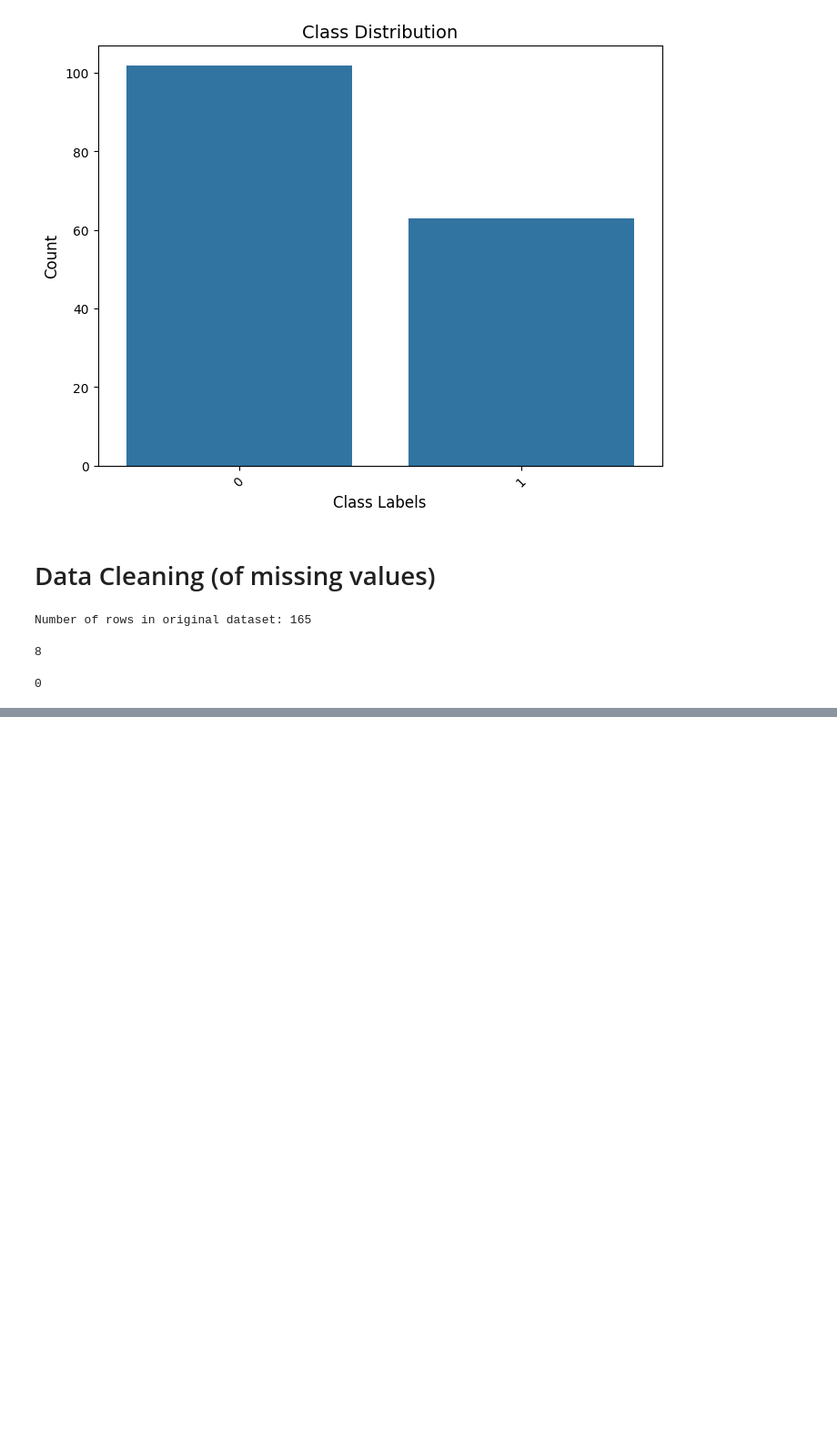
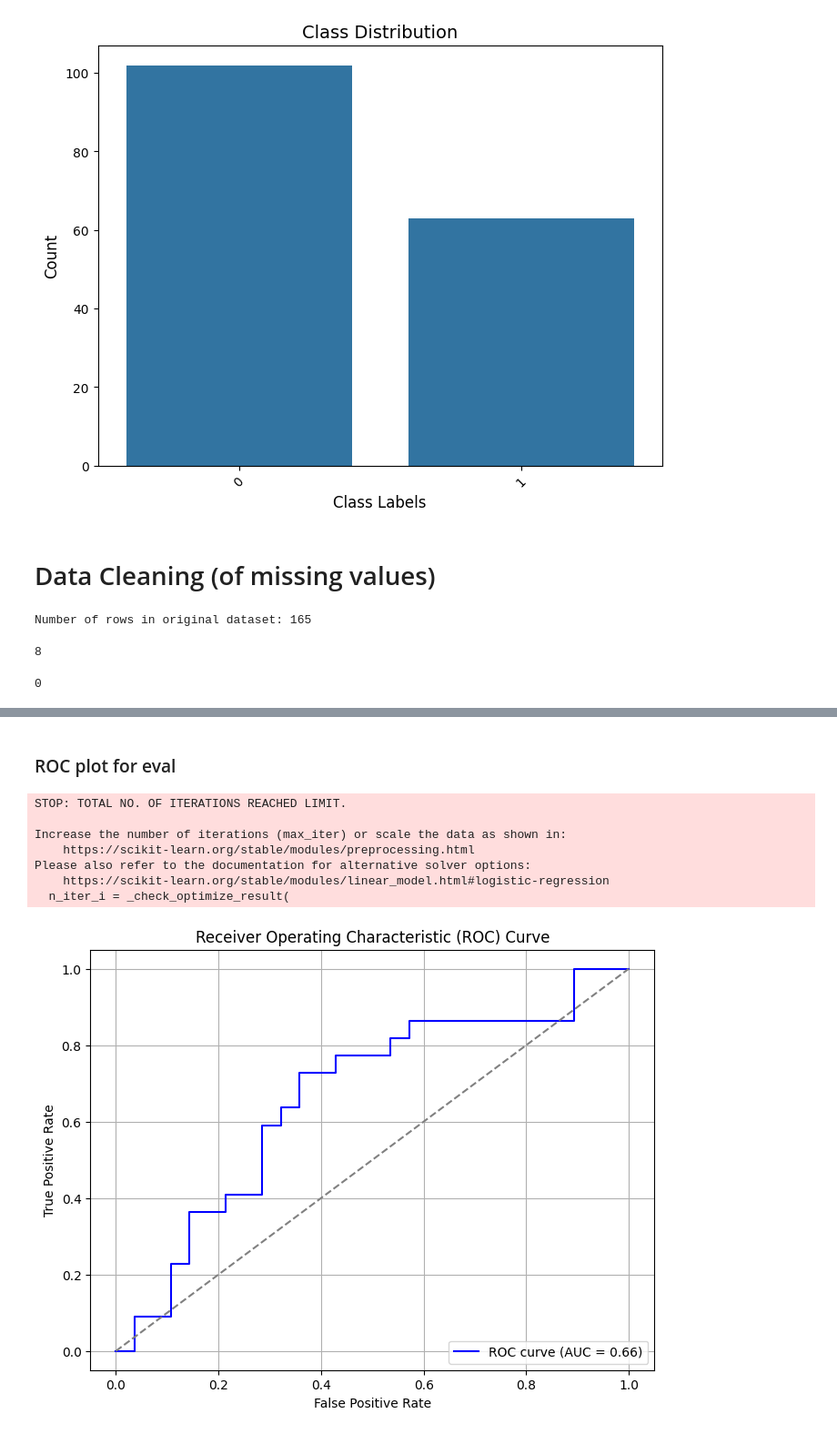
Before and after one commit to Diggy696/BreastCancerPrognosis, a Jupyter notebook: MachineLearningIntro.ipynb, the cells around one changed output, grey strips where cells are left out. Shown: that part at 91% size. Drawn from its saved outputs; the diff is of its cells as text; code cells hidden in the pictures; blank space fills up the shorter version.

```diff
--- a/MachineLearningIntro.ipynb
+++ b/MachineLearningIntro.ipynb
@@ -118,0 +288,48 @@ print(new_total_missing)
+# %% [markdown]
+### ROC plot for eval
+# %%
+from sklearn.linear_model import LogisticRegression # Imports are normally put in the first code cell of the notebook by convention
+from sklearn.metrics import roc_curve, auc
+from sklearn.model_selection import train_test_split
+
+# Split data into features and target
+X = df_imputed.drop(columns=['Class'])
+y = df_imputed['Class']
+
+# Split the dataset into training and testing sets
+X_train, X_test, y_train, y_test = train_test_split(X, y, test_size=0.3, random_state=42)
+
+# Train a binary classifier (Logistic Regression in this case)
+model = LogisticRegression()
+model.fit(X_train, y_train)
+
+# Get the predicted probabilities (not just the class labels)
+y_pred_prob = model.predict_proba(X_test)[:, 1]  # Get probabilities for the positive class (class 1)
+
+# Calculate ROC curve
+fpr, tpr, thresholds = roc_curve(y_test, y_pred_prob)
+
+# Calculate AUC (Area Under the Curve)
+roc_auc = auc(fpr, tpr)
+
+# Plot ROC curve
+plt.figure(figsize=(8, 6))
+plt.plot(fpr, tpr, color='blue', label=f'ROC curve (AUC = {roc_auc:.2f})')
+plt.plot([0, 1], [0, 1], color='gray', linestyle='--')  # Diagonal line (random classifier)
+plt.xlabel('False Positive Rate')
+plt.ylabel('True Positive Rate')
+plt.title('Receiver Operating Characteristic (ROC) Curve')
+plt.legend(loc='lower right')
+plt.grid(True)
+
+# Show the plot
+plt.show()
+# %% [output]
+STOP: TOTAL NO. OF ITERATIONS REACHED LIMIT.
+
+Increase the number of iterations (max_iter) or scale the data as shown in:
+    https://scikit-learn.org/stable/modules/preprocessing.html
+Please also refer to the documentation for alternative solver options:
+    https://scikit-learn.org/stable/modules/linear_model.html#logistic-regression
+  n_iter_i = _check_optimize_result(
+[figure, added]
```
Also changed, not shown: parts of 11 cells of this notebook.
